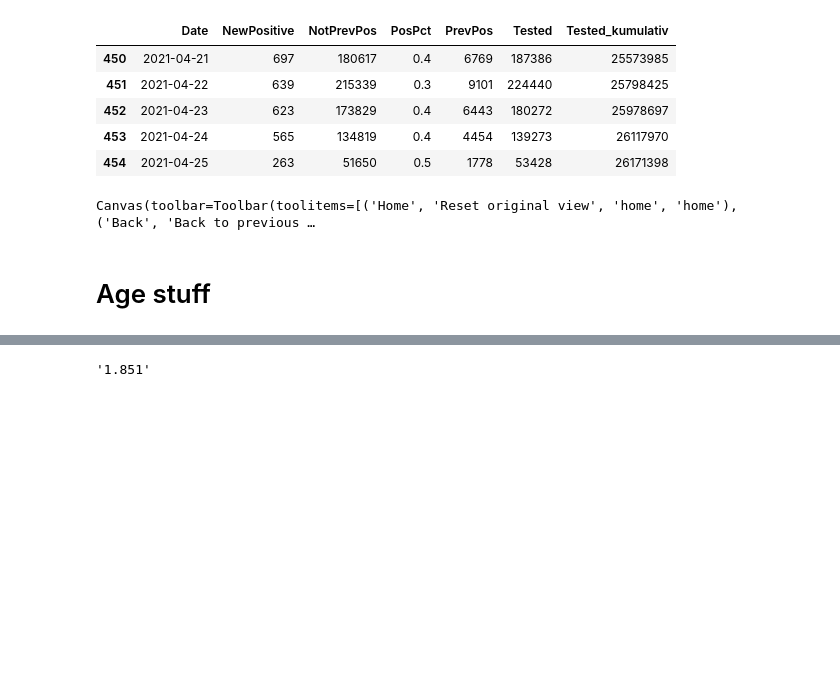
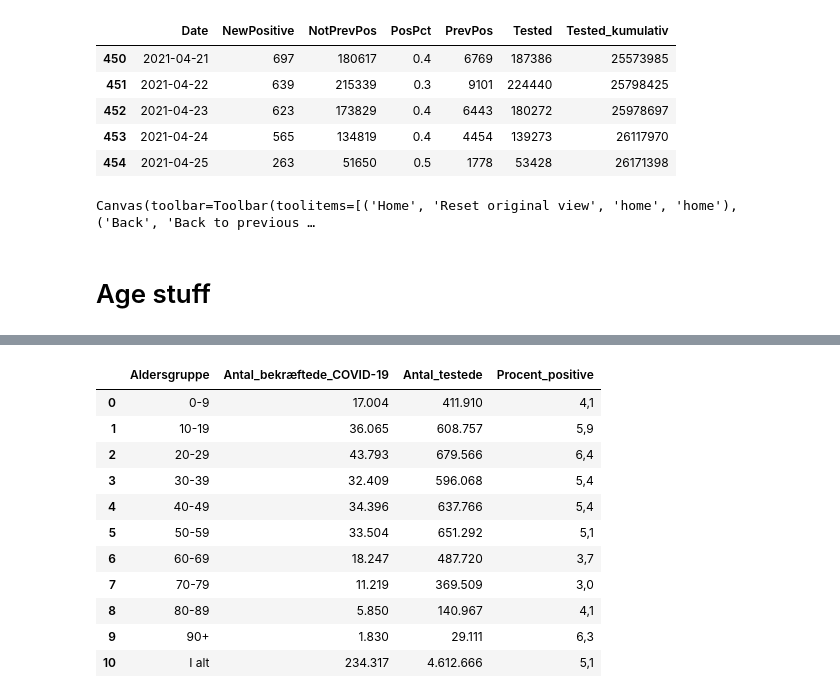
Before and after one commit to PandemiXcenter/PandemiX, a Jupyter notebook: DanskeData/data_investigation_notebook.ipynb, the cells around one changed output, grey strips where cells are left out. Cells and saved outputs as stored; diff of their text form; code cells hidden in the pictures; blank space fills up the shorter version.

```diff
--- a/DanskeData/data_investigation_notebook.ipynb
+++ b/DanskeData/data_investigation_notebook.ipynb
@@ -218,7 +220,23 @@ for subdir, dirs, files in os.walk(rootdir):
 8         80-89                     5.946       145.669              4,1
 9           90+                     1.851        29.836              6,2
 10        I alt                   248.326     4.730.445              5,2
-# %%
-curdf.iloc[9,1]
-# %% [output]
-'1.851'
+# %%
+# dfAge = pd.read_csv''/Cases_by_age.csv',delimiter = ';',dtype=str)
+latestdir
+
+dfAge = pd.read_csv('c:\\Users\\rakrpe\\Documents\\PandemiX\\GithubRepos\\PandemiX\\DanskeData/ssi_data\\SSI_data_2021-04-06\\Cases_by_age.csv',delimiter = ';',dtype=str)
+# %%
+dfAge
+# %% [output]
+|  | Aldersgruppe | Antal_bekræftede_COVID-19 | Antal_testede | Procent_positive |
+| 0 | 0-9 | 17.004 | 411.910 | 4,1 |
+| 1 | 10-19 | 36.065 | 608.757 | 5,9 |
+| 2 | 20-29 | 43.793 | 679.566 | 6,4 |
+| 3 | 30-39 | 32.409 | 596.068 | 5,4 |
+| 4 | 40-49 | 34.396 | 637.766 | 5,4 |
+| 5 | 50-59 | 33.504 | 651.292 | 5,1 |
+| 6 | 60-69 | 18.247 | 487.720 | 3,7 |
+| 7 | 70-79 | 11.219 | 369.509 | 3,0 |
+| 8 | 80-89 | 5.850 | 140.967 | 4,1 |
+| 9 | 90+ | 1.830 | 29.111 | 6,3 |
+| 10 | I alt | 234.317 | 4.612.666 | 5,1 |
```
Also changed, not shown: parts of 11 cells of this notebook, 10 other files.
